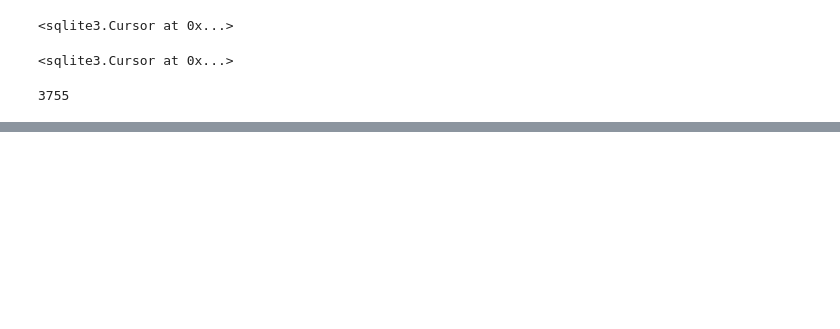
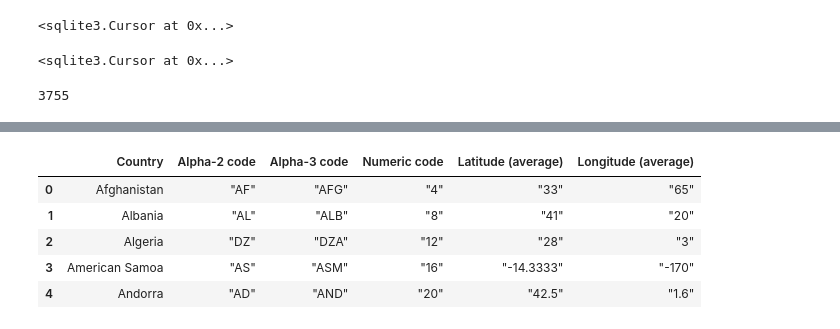
Before and after one commit to StanJohn04/DataScience_Salaries_Dashboard, a Jupyter notebook: database_creation.ipynb, the cells around one changed output, grey strips where cells are left out. Drawn from its saved outputs; the diff is of its cells as text; code cells hidden in the pictures; blank space fills up the shorter version.

```diff
--- a/database_creation.ipynb
+++ b/database_creation.ipynb
@@ -64,0 +108,11 @@ ProgrammingError: Cannot operate on a closed database.
+# %%
+#read in csv from https://gist.github.com/tadast/8827699
+coord_df = pd.read_csv(r"C:\Users\Stan\Downloads\countries_codes_and_coordinates.csv")
+coord_df.head()
+# %% [output]
+|  | Country | Alpha-2 code | Alpha-3 code | Numeric code | Latitude (average) | Longitude (average) |
+| 0 | Afghanistan | "AF" | "AFG" | "4" | "33" | "65" |
+| 1 | Albania | "AL" | "ALB" | "8" | "41" | "20" |
+| 2 | Algeria | "DZ" | "DZA" | "12" | "28" | "3" |
+| 3 | American Samoa | "AS" | "ASM" | "16" | "-14.3333" | "-170" |
+| 4 | Andorra | "AD" | "AND" | "20" | "42.5" | "1.6" |
```
Also changed, not shown: parts of 19 cells of this notebook, 3 other files.
